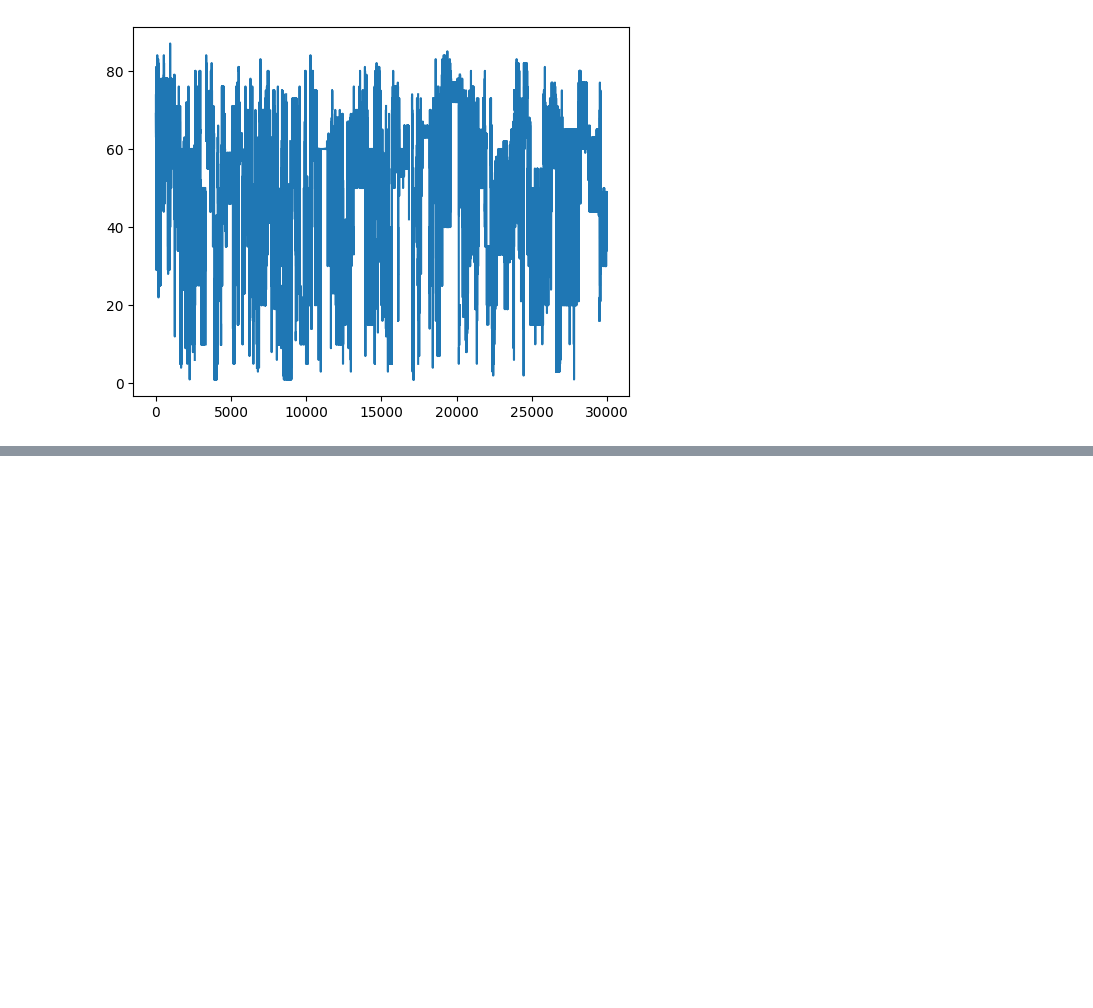
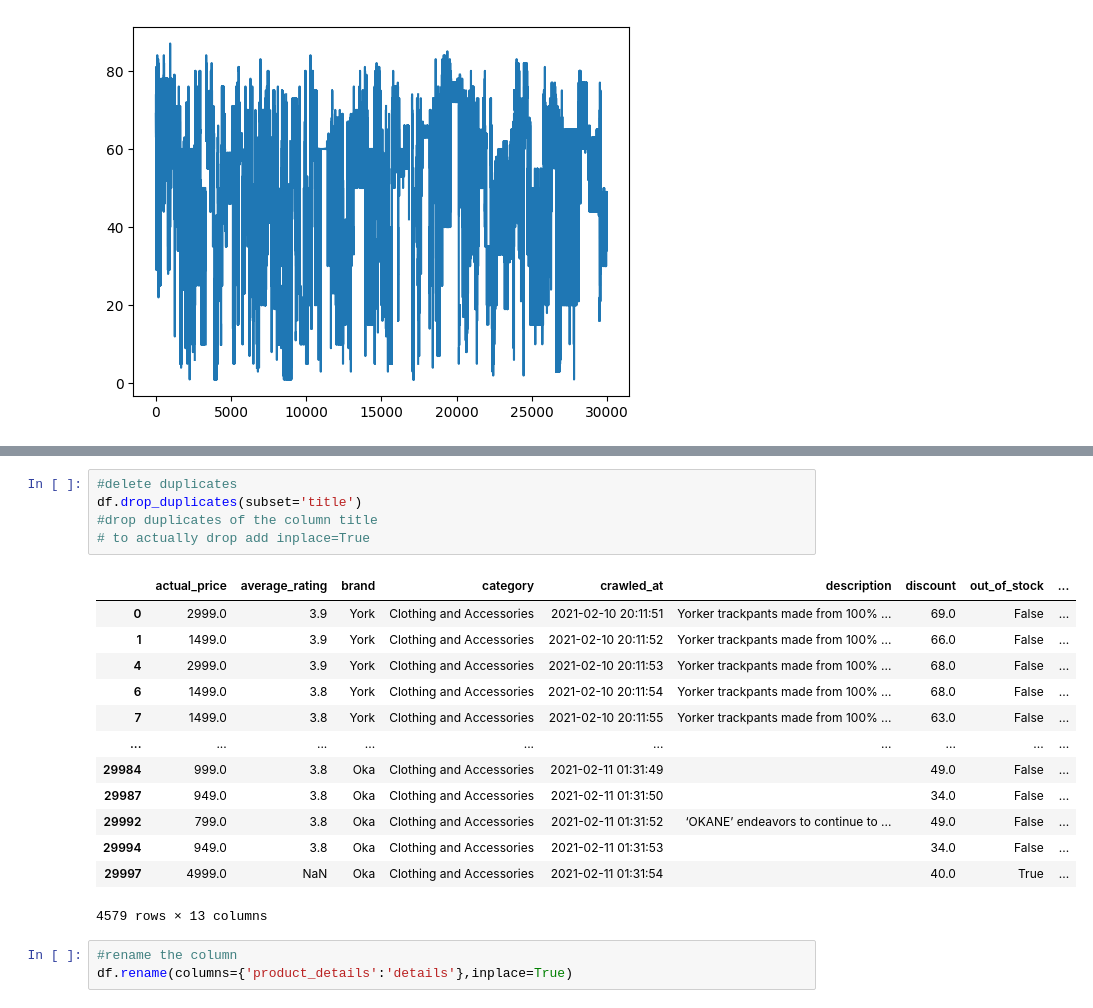
Before and after one commit to AshMaza/python_digipodium, a Jupyter notebook: analysis_2.ipynb, the cells around one changed output, grey strips where cells are left out. Cells and saved outputs as stored; diff of their text form; blank space fills up the shorter version.

```diff
--- a/analysis_2.ipynb
+++ b/analysis_2.ipynb
@@ -331,0 +426,22 @@ plt.plot(df['discount'])
+# %%
+#delete duplicates
+df.drop_duplicates(subset='title')
+#drop duplicates of the column title
+# to actually drop add inplace=True
+# %% [output]
+|  | actual_price | average_rating | brand | category | crawled_at | description | discount | out_of_stock | ... |
+| 0 | 2999.0 | 3.9 | York | Clothing and Accessories | 2021-02-10 20:11:51 | Yorker trackpants made from 100% ... | 69.0 | False | ... |
+| 1 | 1499.0 | 3.9 | York | Clothing and Accessories | 2021-02-10 20:11:52 | Yorker trackpants made from 100% ... | 66.0 | False | ... |
+| 4 | 2999.0 | 3.9 | York | Clothing and Accessories | 2021-02-10 20:11:53 | Yorker trackpants made from 100% ... | 68.0 | False | ... |
+| 6 | 1499.0 | 3.8 | York | Clothing and Accessories | 2021-02-10 20:11:54 | Yorker trackpants made from 100% ... | 68.0 | False | ... |
+| 7 | 1499.0 | 3.8 | York | Clothing and Accessories | 2021-02-10 20:11:55 | Yorker trackpants made from 100% ... | 63.0 | False | ... |
+| ... | ... | ... | ... | ... | ... | ... | ... | ... | ... |
+| 29984 | 999.0 | 3.8 | Oka | Clothing and Accessories | 2021-02-11 01:31:49 |  | 49.0 | False | ... |
+| 29987 | 949.0 | 3.8 | Oka | Clothing and Accessories | 2021-02-11 01:31:50 |  | 34.0 | False | ... |
+| 29992 | 799.0 | 3.8 | Oka | Clothing and Accessories | 2021-02-11 01:31:52 | ‘OKANE’ endeavors to continue to ... | 49.0 | False | ... |
+| 29994 | 949.0 | 3.8 | Oka | Clothing and Accessories | 2021-02-11 01:31:53 |  | 34.0 | False | ... |
+| 29997 | 4999.0 | NaN | Oka | Clothing and Accessories | 2021-02-11 01:31:54 |  | 40.0 | True | ... |
+4579 rows × 13 columns
+# %%
+#rename the column
+df.rename(columns={'product_details':'details'},inplace=True)
```
Also changed, not shown: parts of 18 cells of this notebook.
